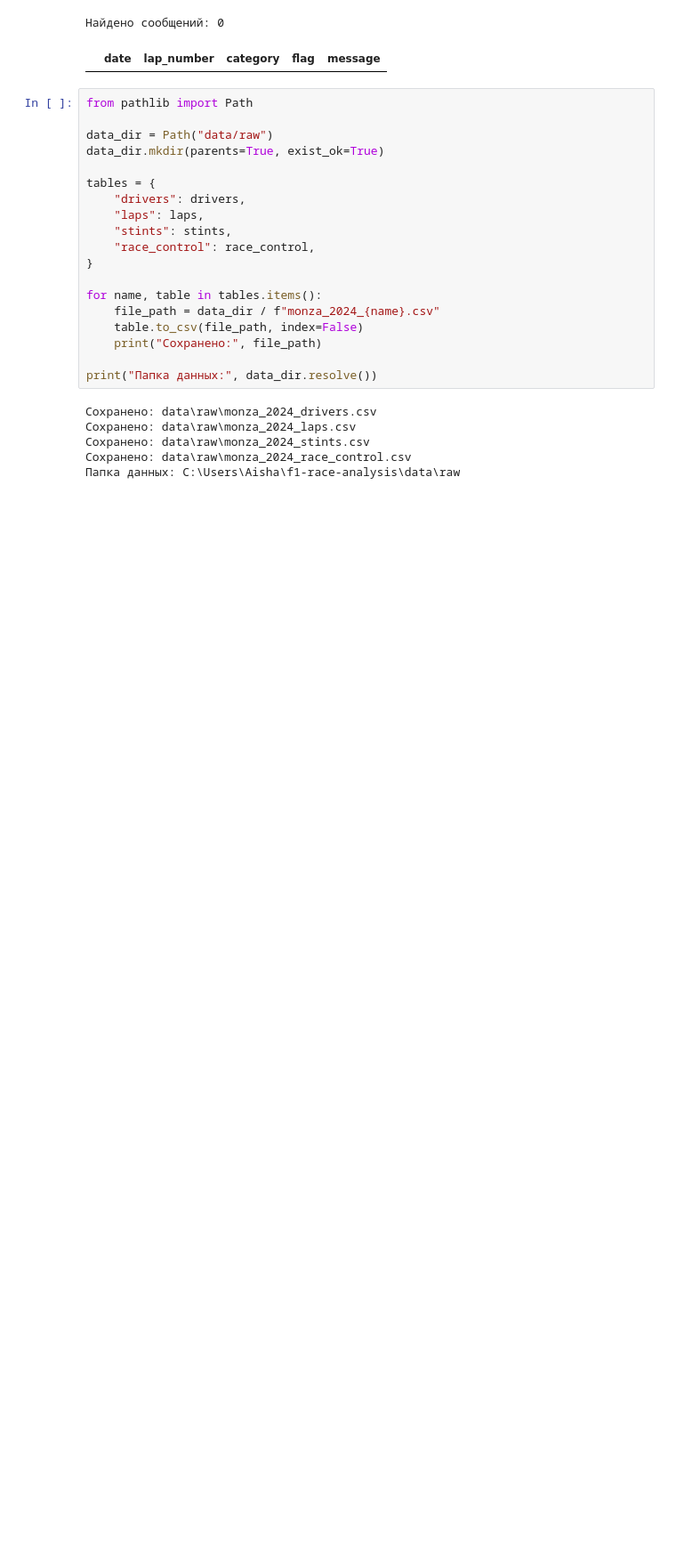
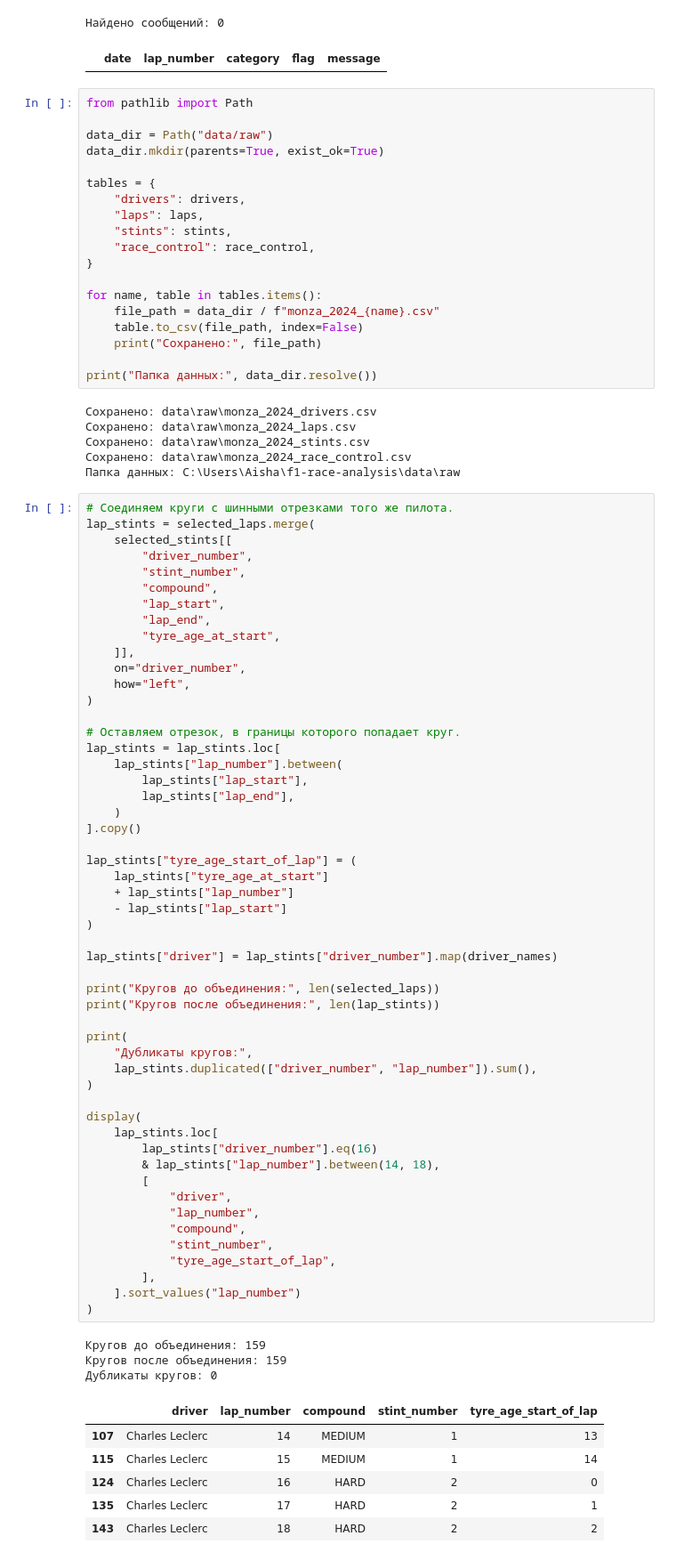
Before and after one commit to Aishendo/f1-race-analysis, a Jupyter notebook: race_analysis.ipynb, the cells around one changed output. Shown at 89% size. Drawn from its saved outputs; the diff is of its cells as text; blank space fills up the shorter version.

```diff
--- a/race_analysis.ipynb
+++ b/race_analysis.ipynb
@@ -451,3 +451,65 @@ print("Папка данных:", data_dir.resolve())
 Сохранено: data\raw\monza_2024_stints.csv
 Сохранено: data\raw\monza_2024_race_control.csv
 Папка данных: C:\Users\Aisha\f1-race-analysis\data\raw
+# %%
+# Соединяем круги с шинными отрезками того же пилота.
+lap_stints = selected_laps.merge(
+    selected_stints[[
+        "driver_number",
+        "stint_number",
+        "compound",
+        "lap_start",
+        "lap_end",
+        "tyre_age_at_start",
+    ]],
+    on="driver_number",
+    how="left",
+)
+
+# Оставляем отрезок, в границы которого попадает круг.
+lap_stints = lap_stints.loc[
+    lap_stints["lap_number"].between(
+        lap_stints["lap_start"],
+        lap_stints["lap_end"],
+    )
+].copy()
+
+lap_stints["tyre_age_start_of_lap"] = (
+    lap_stints["tyre_age_at_start"]
+    + lap_stints["lap_number"]
+    - lap_stints["lap_start"]
+)
+
+lap_stints["driver"] = lap_stints["driver_number"].map(driver_names)
+
+print("Кругов до объединения:", len(selected_laps))
+print("Кругов после объединения:", len(lap_stints))
+
+print(
+    "Дубликаты кругов:",
+    lap_stints.duplicated(["driver_number", "lap_number"]).sum(),
+)
+
+display(
+    lap_stints.loc[
+        lap_stints["driver_number"].eq(16)
+        & lap_stints["lap_number"].between(14, 18),
+        [
+            "driver",
+            "lap_number",
+            "compound",
+            "stint_number",
+            "tyre_age_start_of_lap",
+        ],
+    ].sort_values("lap_number")
+)
+# %% [output]
+Кругов до объединения: 159
+Кругов после объединения: 159
+Дубликаты кругов: 0
+|  | driver | lap_number | compound | stint_number | tyre_age_start_of_lap |
+| 107 | Charles Leclerc | 14 | MEDIUM | 1 | 13 |
+| 115 | Charles Leclerc | 15 | MEDIUM | 1 | 14 |
+| 124 | Charles Leclerc | 16 | HARD | 2 | 0 |
+| 135 | Charles Leclerc | 17 | HARD | 2 | 1 |
+| 143 | Charles Leclerc | 18 | HARD | 2 | 2 |
```
Also changed, not shown: parts of 2 cells of this notebook.
